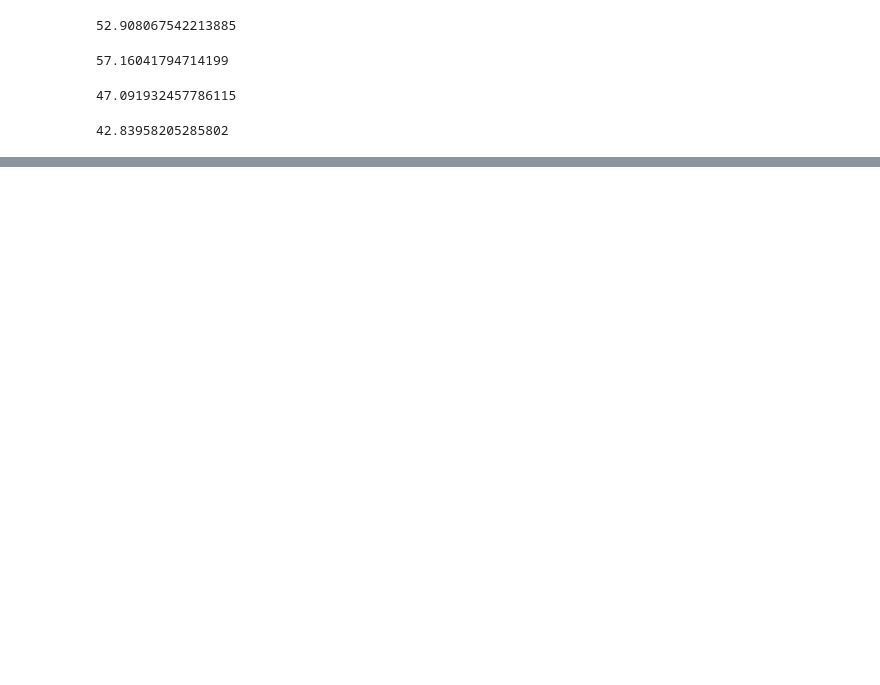
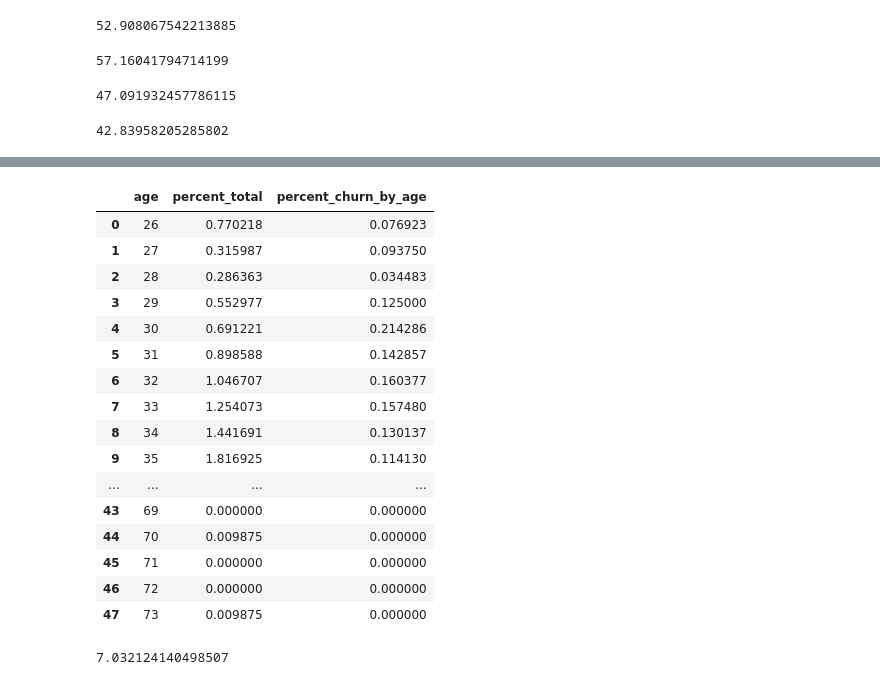
Before and after one commit to DJ1070/Bank_Churner, a Jupyter notebook: bank_churners.ipynb, the cells around one changed output, grey strips where cells are left out. Saved outputs shown, nothing was run; the diff lists cells and outputs as text; code cells hidden in the pictures; blank space fills up the shorter version.

```diff
--- a/bank_churners.ipynb
+++ b/bank_churners.ipynb
@@ -120,0 +146,40 @@ men_churn/men_total
+# %%
+total_age, total_percent, churn_percent_age = [], [], []
+for i in range(df.Customer_Age.min(),(df.Customer_Age.max()+1)):
+    total_age.append(i)
+    total_percent.append(df[df.Customer_Age == i].Customer_Age.count()/df.Customer_Age.count()*100)
+
+for i in range(df.Customer_Age.min(),(df.Customer_Age.max()+1)):
+    if df[df.Customer_Age == i].Customer_Age.count() == 0:
+        churn_percent_age.append(0)
+    else:
+        churn_percent_age.append(churn[churn.Customer_Age == i].Customer_Age.count()/df[df.Customer_Age == i].Customer_Age.count())
+
+total_percent = pd.DataFrame(total_percent)
+total_percent['age'] = total_age
+total_percent['percent_churn_by_age'] = churn_percent_age
+total_percent.columns = ['percent_total', 'age', 'percent_churn_by_age']
+total_percent = total_percent[['age', 'percent_total', 'percent_churn_by_age']]
+total_percent
+# %% [output]
+|  | age | percent_total | percent_churn_by_age |
+| 0 | 26 | 0.770218 | 0.076923 |
+| 1 | 27 | 0.315987 | 0.093750 |
+| 2 | 28 | 0.286363 | 0.034483 |
+| 3 | 29 | 0.552977 | 0.125000 |
+| 4 | 30 | 0.691221 | 0.214286 |
+| 5 | 31 | 0.898588 | 0.142857 |
+| 6 | 32 | 1.046707 | 0.160377 |
+| 7 | 33 | 1.254073 | 0.157480 |
+| 8 | 34 | 1.441691 | 0.130137 |
+| 9 | 35 | 1.816925 | 0.114130 |
+| ... | ... | ... | ... |
+| 43 | 69 | 0.000000 | 0.000000 |
+| 44 | 70 | 0.009875 | 0.000000 |
+| 45 | 71 | 0.000000 | 0.000000 |
+| 46 | 72 | 0.000000 | 0.000000 |
+| 47 | 73 | 0.009875 | 0.000000 |
+# %%
+total_percent.percent_churn_by_age.sum()
+# %% [output]
+7.032124140498507
```
Also changed, not shown: parts of 10 cells of this notebook.
